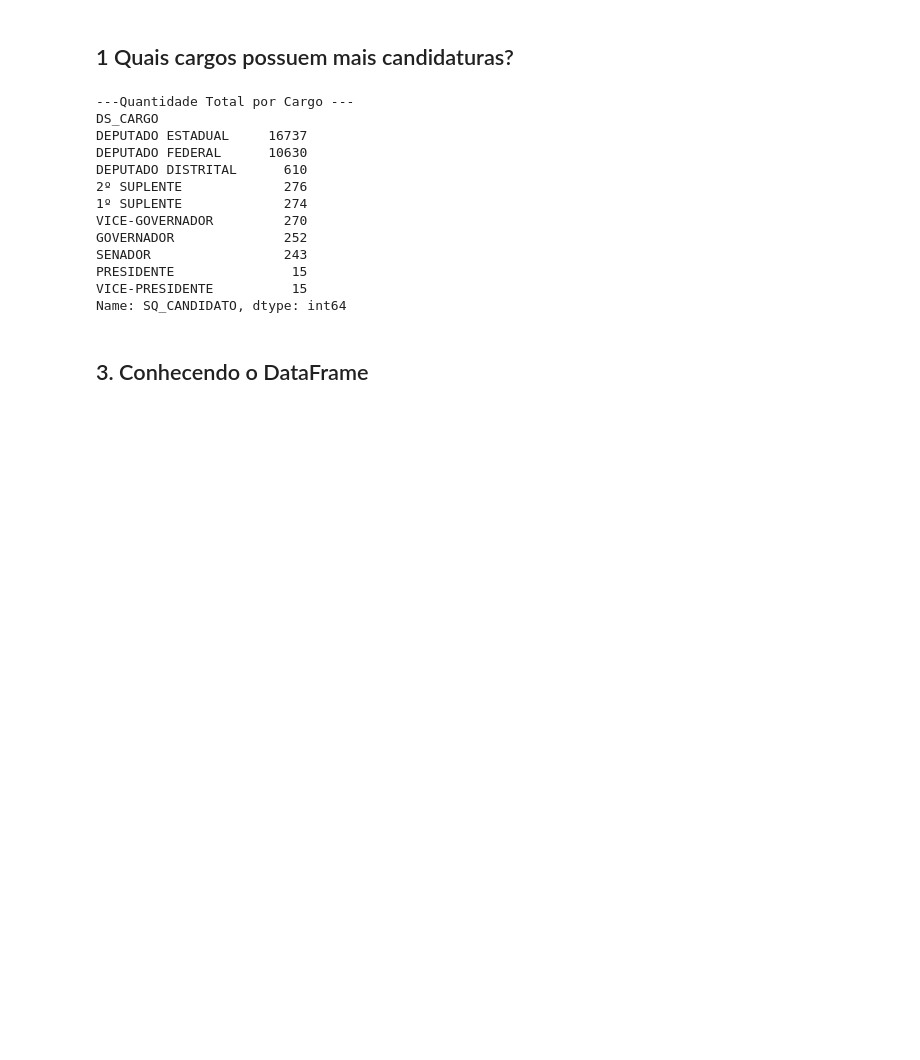
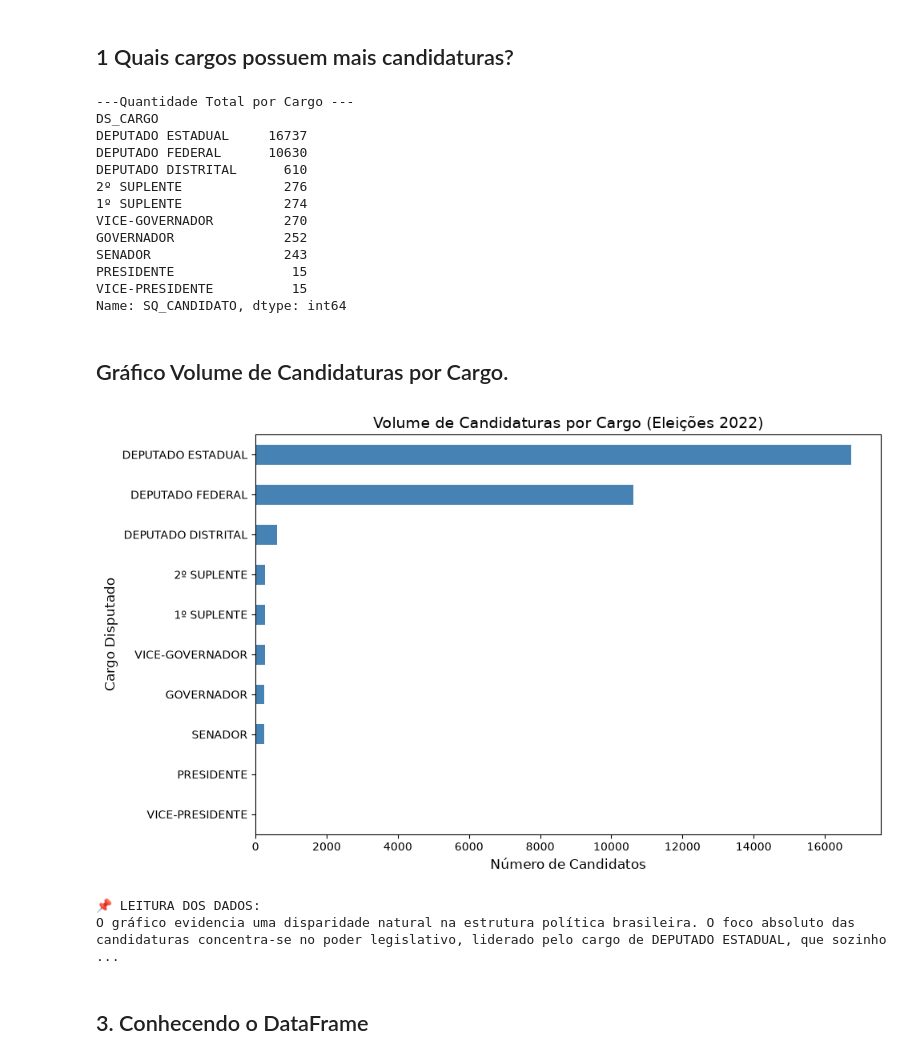
Before and after one commit to fj098/CAIXAVERSO_DFF, a Jupyter notebook: Projeto_Final_TSE_2022/notebook/RASCUNHO_Projeto_Final_TSE_2022.ipynb, the cells around one changed output. Cells and saved outputs as stored; diff of their text form; code cells hidden in the pictures; blank space fills up the shorter version.

Commit message:
feat:adiciona gráfico horizontal de candidaturas por cargo

```diff
--- a/Projeto_Final_TSE_2022/notebook/RASCUNHO_Projeto_Final_TSE_2022.ipynb
+++ b/Projeto_Final_TSE_2022/notebook/RASCUNHO_Projeto_Final_TSE_2022.ipynb
@@ -74,6 +74,32 @@ SENADOR                 243
 PRESIDENTE               15
 VICE-PRESIDENTE          15
 Name: SQ_CANDIDATO, dtype: int64
+# %% [markdown]
+## Gráfico Volume de Candidaturas por Cargo.
+# %%
+cargos.sort_values().plot(kind='barh', figsize=(10, 6), color='steelblue')
+plt.title('Volume de Candidaturas por Cargo (Eleições 2022)', fontsize=14)
+plt.xlabel('Número de Candidatos', fontsize=12)
+plt.ylabel('Cargo Disputado', fontsize=12)
+plt.tight_layout()
+
+# Mostra o gráfico na tela
+plt.show()
+
+
+cargo_campeao = cargos.index[0]
+qtd_campeao = cargos.iloc[0]
+
+print(f"📌 LEITURA DOS DADOS:")
+print(f"O gráfico evidencia uma disparidade natural na estrutura política brasileira. "
+      f"O foco absoluto das candidaturas concentra-se no poder legislativo, liderado pelo cargo de {cargo_campeao}, "
+      f"que sozinho acumula {qtd_campeao} registros. Isso acontece porque o número de cadeiras "
+      f"disponíveis para deputados é significativamente maior do que para cargos do poder executivo "
+      f"(como Governador e Presidente), que aparecem na base do gráfico com os menores volumes.")
+# %% [output]
+[figure, added]
+📌 LEITURA DOS DADOS:
+O gráfico evidencia uma disparidade natural na estrutura política brasileira. O foco absoluto das candidaturas concentra-se no poder legislativo, liderado pelo cargo de DEPUTADO ESTADUAL, que sozinho  ...
 # %% [markdown]
 ## 3. Conhecendo o DataFrame
 # %% [markdown]
```
Also changed, not shown: parts of 1 cell of this notebook.
